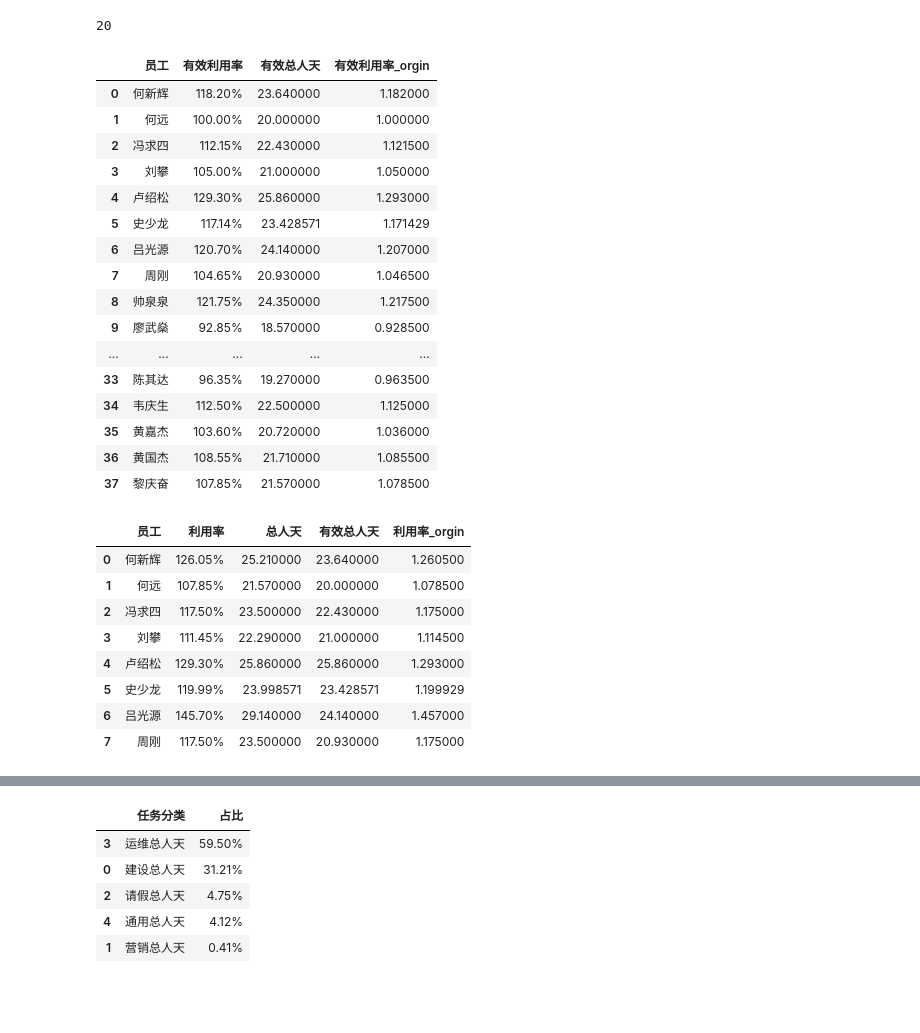
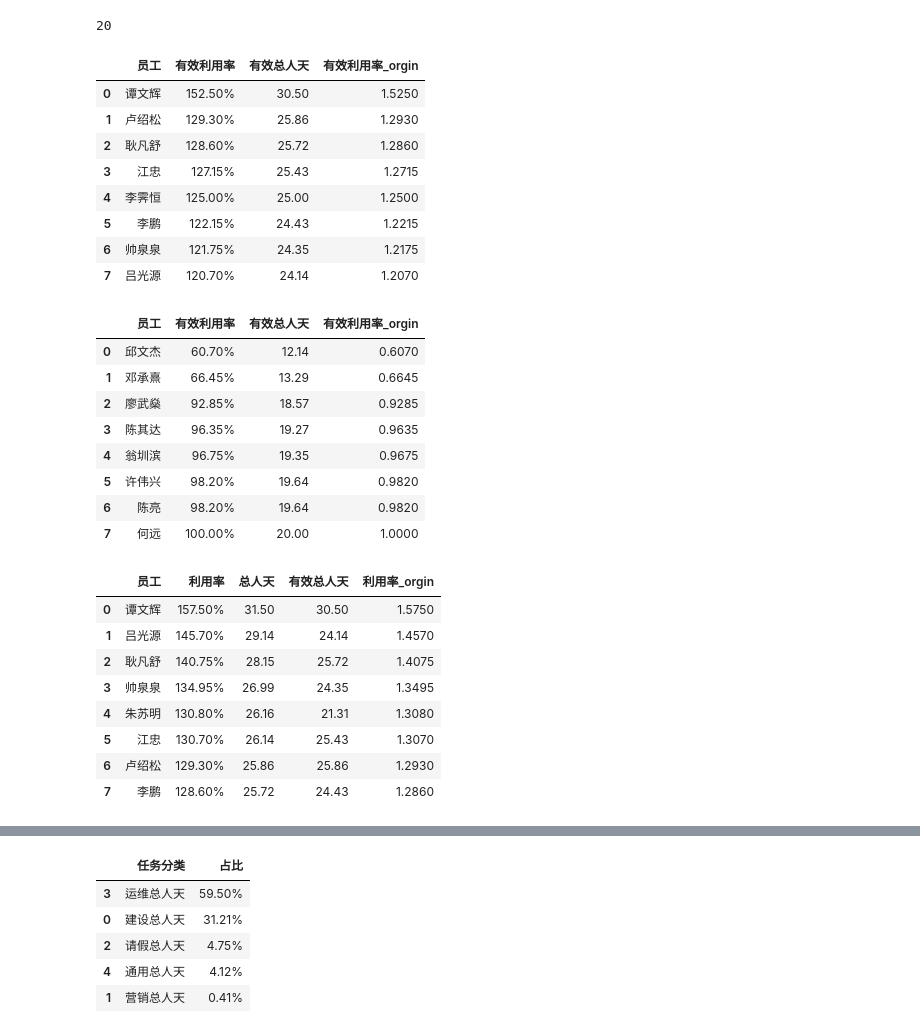
Before and after one commit to 851499540/weeksheet, a Jupyter notebook: script_v1.0_stab.ipynb, the cells around one changed output, grey strips where cells are left out. Cells and saved outputs as stored; diff of their text form; code cells hidden in the pictures; blank space fills up the shorter version.

```diff
--- a/script_v1.0_stab.ipynb
+++ b/script_v1.0_stab.ipynb
@@ -253,32 +253,41 @@ mdinlaw
 # %%
 # 人员有效利用率 前8
 df2 = df0[df0['任务分类'].isin(['建设','运维','营销'])].pivot_table(index=['员工'],aggfunc={'总人天': np.sum},values=['总人天']).reset_index()
 df2['有效利用率_orgin'] = df2['总人天']/mdinlaw
 df2['有效利用率'] = df2['有效利用率_orgin'].apply(lambda x : format(x, '.2%'))
 df2 = df2.loc[:,['员工','有效利用率','总人天']]
 df2 = df2.rename(columns={'总人天':'有效总人天'})
 df2['有效利用率_orgin'] = df2['有效总人天']/mdinlaw
+df2.sort_values(by='有效利用率_orgin',inplace=True,ascending=False)
+df2.reset_index(drop=True,inplace=True)
 
-
-df2
+df2.head(8)
 # %% [output]
 |  | 员工 | 有效利用率 | 有效总人天 | 有效利用率_orgin |
-| 0 | 何新辉 | 118.20% | 23.640000 | 1.182000 |
-| 1 | 何远 | 100.00% | 20.000000 | 1.000000 |
-| 2 | 冯求四 | 112.15% | 22.430000 | 1.121500 |
-| 3 | 刘攀 | 105.00% | 21.000000 | 1.050000 |
-| 4 | 卢绍松 | 129.30% | 25.860000 | 1.293000 |
-| 5 | 史少龙 | 117.14% | 23.428571 | 1.171429 |
-| 6 | 吕光源 | 120.70% | 24.140000 | 1.207000 |
-| 7 | 周刚 | 104.65% | 20.930000 | 1.046500 |
-| 8 | 帅泉泉 | 121.75% | 24.350000 | 1.217500 |
-| 9 | 廖武燊 | 92.85% | 18.570000 | 0.928500 |
-| ... | ... | ... | ... | ... |
-| 33 | 陈其达 | 96.35% | 19.270000 | 0.963500 |
-| 34 | 韦庆生 | 112.50% | 22.500000 | 1.125000 |
-| 35 | 黄嘉杰 | 103.60% | 20.720000 | 1.036000 |
-| 36 | 黄国杰 | 108.55% | 21.710000 | 1.085500 |
-| 37 | 黎庆奋 | 107.85% | 21.570000 | 1.078500 |
+| 0 | 谭文辉 | 152.50% | 30.50 | 1.5250 |
+| 1 | 卢绍松 | 129.30% | 25.86 | 1.2930 |
+| 2 | 耿凡舒 | 128.60% | 25.72 | 1.2860 |
+| 3 | 江忠 | 127.15% | 25.43 | 1.2715 |
+| 4 | 李霁恒 | 125.00% | 25.00 | 1.2500 |
+| 5 | 李鹏 | 122.15% | 24.43 | 1.2215 |
+| 6 | 帅泉泉 | 121.75% | 24.35 | 1.2175 |
+| 7 | 吕光源 | 120.70% | 24.14 | 1.2070 |
+# %%
+# 人员有效利用率 后8
+df2.sort_values(by='有效利用率_orgin',inplace=True,ascending=True)
+df2.reset_index(drop=True,inplace=True)
+
+df2.head(8)
+# %% [output]
+|  | 员工 | 有效利用率 | 有效总人天 | 有效利用率_orgin |
+| 0 | 邱文杰 | 60.70% | 12.14 | 0.6070 |
+| 1 | 邓承熹 | 66.45% | 13.29 | 0.6645 |
+| 2 | 廖武燊 | 92.85% | 18.57 | 0.9285 |
+| 3 | 陈其达 | 96.35% | 19.27 | 0.9635 |
+| 4 | 翁圳滨 | 96.75% | 19.35 | 0.9675 |
+| 5 | 许伟兴 | 98.20% | 19.64 | 0.9820 |
+| 6 | 陈亮 | 98.20% | 19.64 | 0.9820 |
+| 7 | 何远 | 100.00% | 20.00 | 1.0000 |
 # %%
 # 人员利用率 前8
 df1 = df0.pivot_table(index=['员工'],aggfunc={'总人天': np.sum}).reset_index()
@@ -293,14 +302,16 @@ df1 = df1.merge(df2.iloc[:,[0,2]],how='left',on='员工')
 # pd.concat([df1,df2],axis=1).iloc[:,[0,1,2,5]]
 
 df1['利用率_orgin'] = df1['总人天']/mdinlaw
+df1.sort_values(by='利用率_orgin',inplace=True,ascending=False)
+df1.reset_index(drop=True,inplace=True)
 df1.head(8)
 # %% [output]
 |  | 员工 | 利用率 | 总人天 | 有效总人天 | 利用率_orgin |
-| 0 | 何新辉 | 126.05% | 25.210000 | 23.640000 | 1.260500 |
-| 1 | 何远 | 107.85% | 21.570000 | 20.000000 | 1.078500 |
-| 2 | 冯求四 | 117.50% | 23.500000 | 22.430000 | 1.175000 |
-| 3 | 刘攀 | 111.45% | 22.290000 | 21.000000 | 1.114500 |
-| 4 | 卢绍松 | 129.30% | 25.860000 | 25.860000 | 1.293000 |
-| 5 | 史少龙 | 119.99% | 23.998571 | 23.428571 | 1.199929 |
-| 6 | 吕光源 | 145.70% | 29.140000 | 24.140000 | 1.457000 |
-| 7 | 周刚 | 117.50% | 23.500000 | 20.930000 | 1.175000 |
+| 0 | 谭文辉 | 157.50% | 31.50 | 30.50 | 1.5750 |
+| 1 | 吕光源 | 145.70% | 29.14 | 24.14 | 1.4570 |
+| 2 | 耿凡舒 | 140.75% | 28.15 | 25.72 | 1.4075 |
+| 3 | 帅泉泉 | 134.95% | 26.99 | 24.35 | 1.3495 |
+| 4 | 朱苏明 | 130.80% | 26.16 | 21.31 | 1.3080 |
+| 5 | 江忠 | 130.70% | 26.14 | 25.43 | 1.3070 |
+| 6 | 卢绍松 | 129.30% | 25.86 | 25.86 | 1.2930 |
+| 7 | 李鹏 | 128.60% | 25.72 | 24.43 | 1.2860 |
```
Also changed, not shown: parts of 1 cell of this notebook.
